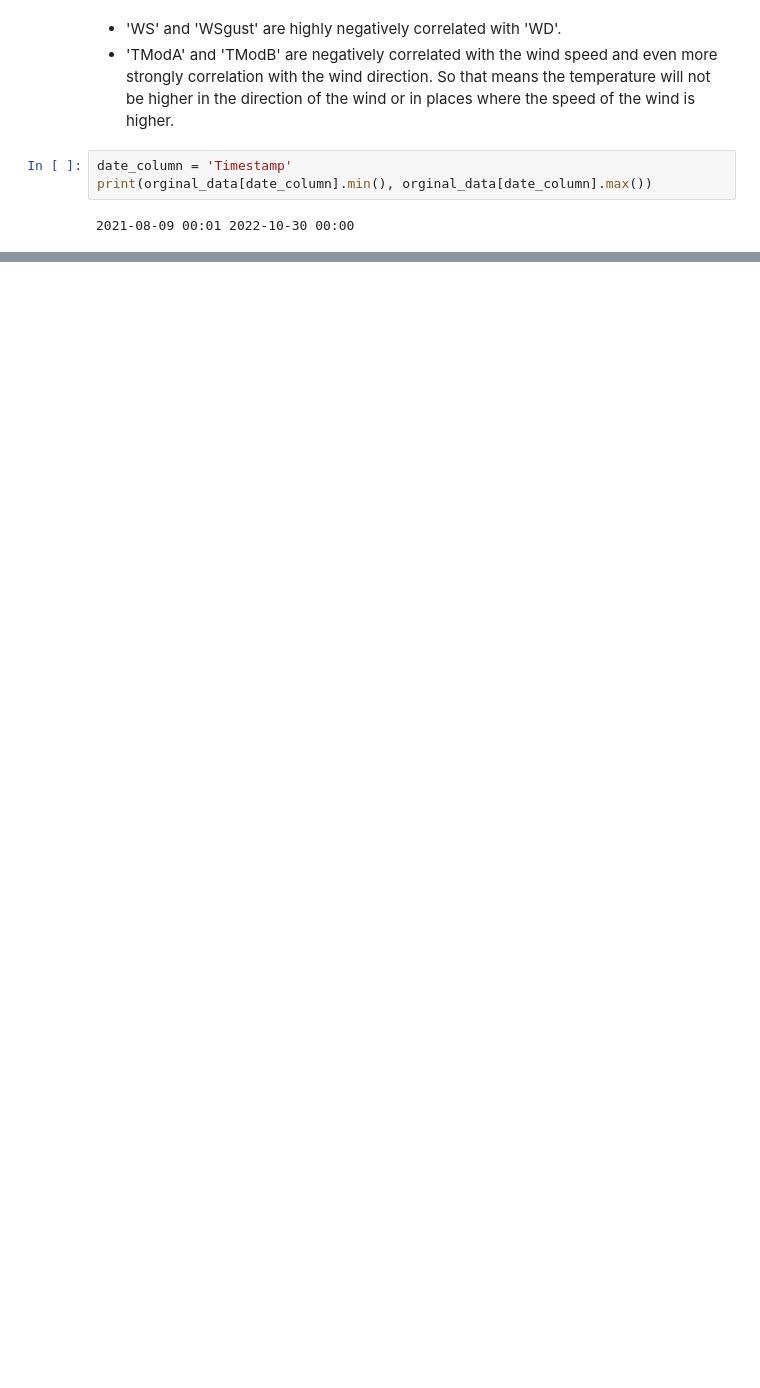
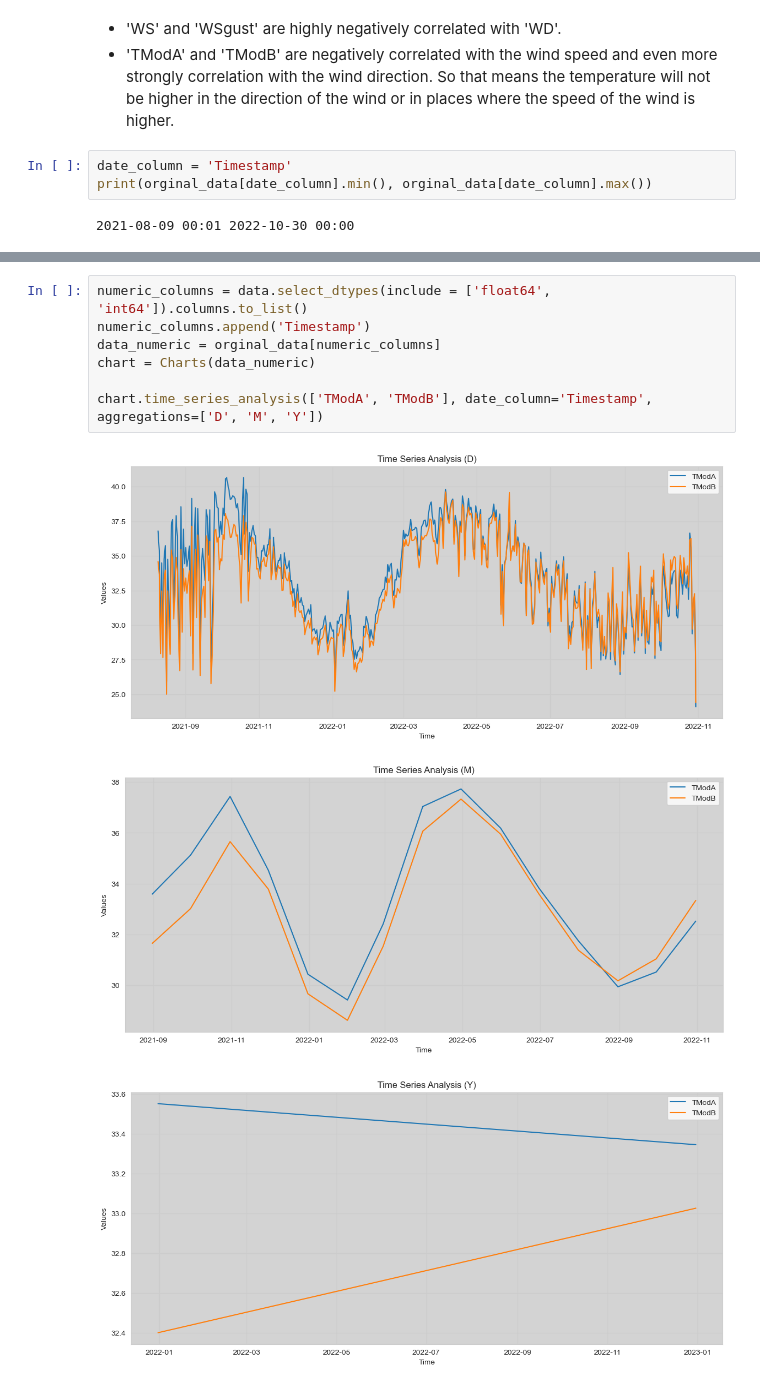
Before and after one commit to davedawitdave/Solar-Insights-Data-Driven-Exploration-and-Interactive-Dashboard-for-Solar-Radiation-Measurement, a Jupyter notebook: Notebooks/data exploration.ipynb, the cells around one changed output, grey strips where cells are left out. Drawn from its saved outputs; the diff is of its cells as text; blank space fills up the shorter version.

Commit message:
more time series analysis

```diff
--- a/Notebooks/data exploration.ipynb
+++ b/Notebooks/data exploration.ipynb
@@ -276,2 +278,13 @@ chart.time_series_analysis(['GHI', 'DNI', 'DHI', 'TModA', 'TModB'], date_column=
 [figure]
 [figure]
+# %%
+numeric_columns = data.select_dtypes(include = ['float64', 'int64']).columns.to_list()
+numeric_columns.append('Timestamp')
+data_numeric = orginal_data[numeric_columns]
+chart = Charts(data_numeric)
+
+chart.time_series_analysis(['TModA', 'TModB'], date_column='Timestamp', aggregations=['D', 'M', 'Y'])
+# %% [output]
+[figure, added]
+[figure, added]
+[figure, added]
```
Also changed, not shown: parts of 12 cells of this notebook.
